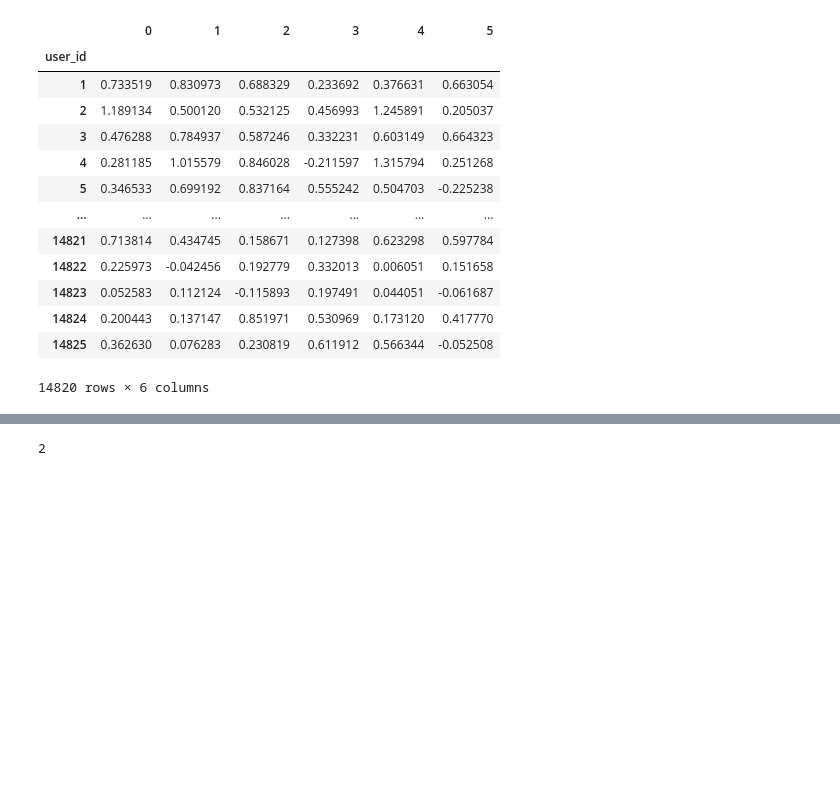
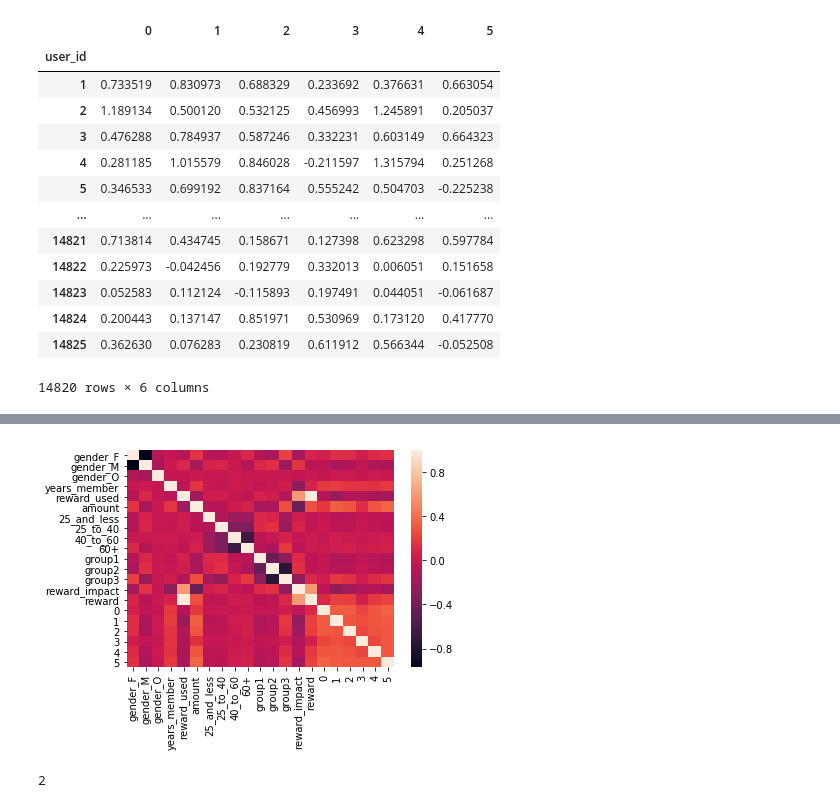
Before and after one commit to madkehl/Capstone, a Jupyter notebook: Starbucks Capstone .ipynb, the cells around one changed output, grey strips where cells are left out. Saved outputs shown, nothing was run; the diff lists cells and outputs as text; code cells hidden in the pictures; blank space fills up the shorter version.

Commit message:
feat: added reward impact feature, prepped for analysis

```diff
--- a/Starbucks Capstone .ipynb
+++ b/Starbucks Capstone .ipynb
@@ -579,0 +579,18 @@ for_cor.to_csv('./output_funksvd.csv')
+# %%
+users_df = df_gb[['user_id', 'gender_F', 'gender_M', 'gender_O','years_member', 'reward_used', 'amount']]
+offer_df = df_gb[['offer_id', 'offer_type_bogo','offer_type_discount', 'offer_type_informational', 'web', 'email', 'mobile', 'social']]
+
+age_groups = ['25_and_less' if i < 25 else '25_to_40' if i < 40 else '40_to_60' if i < 60 else '60+' for i in df_gb['age']]
+age_groups = pd.Series(age_groups, name = 'age_cats')
+
+age_groups_df = pd.get_dummies(age_groups).reset_index(drop = True)
+
+income_groups = ['None' if i < 1 else 'group1' if i < 40000 else 'group2' if i < 75000 else 'group3' for i in df_gb['income']]
+income_groups = pd.Series(income_groups, name = 'income_cats')
+
+income_groups_df = pd.get_dummies(income_groups).reset_index(drop = True)
+cats_df2 = pd.concat([age_groups_df, income_groups_df], axis = 1)
+
+
+users_df = users_df.reset_index(drop = True)
+users_df2 = pd.concat([users_df, cats_df2], axis = 1)
@@ -580,3 +618,17 @@ for_cor.to_csv('./output_funksvd.csv')
+# %%
+users_df2 = users_df2.groupby('user_id').agg('mean')
+
+df_for_amount = new_df.groupby(['user_id']).agg('sum')
+df_for_amount_new = df_for_amount[df_for_amount.index.isin(users_df2.index)]
+
+users_df2['amount'] = df_for_amount_new['amount']
+users_df2['reward_used'] =  [j if df_for_amount_new['event_offer completed'].iloc[i] == 1 else float('nan') for i,j in enumerate(df_for_amount_new['reward'])]
+users_df2['reward_impact'] = users_df2['reward_used']/users_df2['amount']
+# %%
+users_df_corr = pd.concat([users_df2, u], axis =1)
+sns.heatmap(users_df_corr.corr(), annot=False, fmt=".2f");
+# %% [output]
+[figure, added]
 # %%
 #learning rate .005
 for i, j in enumerate(sse_tests):
```
Also changed, not shown: parts of 10 cells of this notebook.
